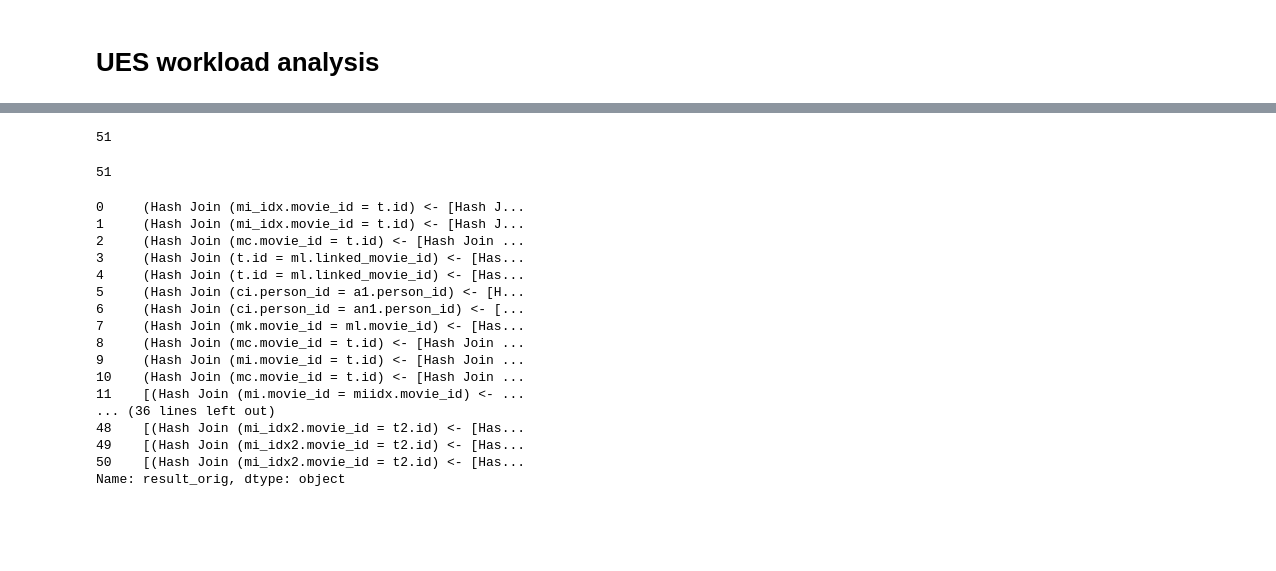
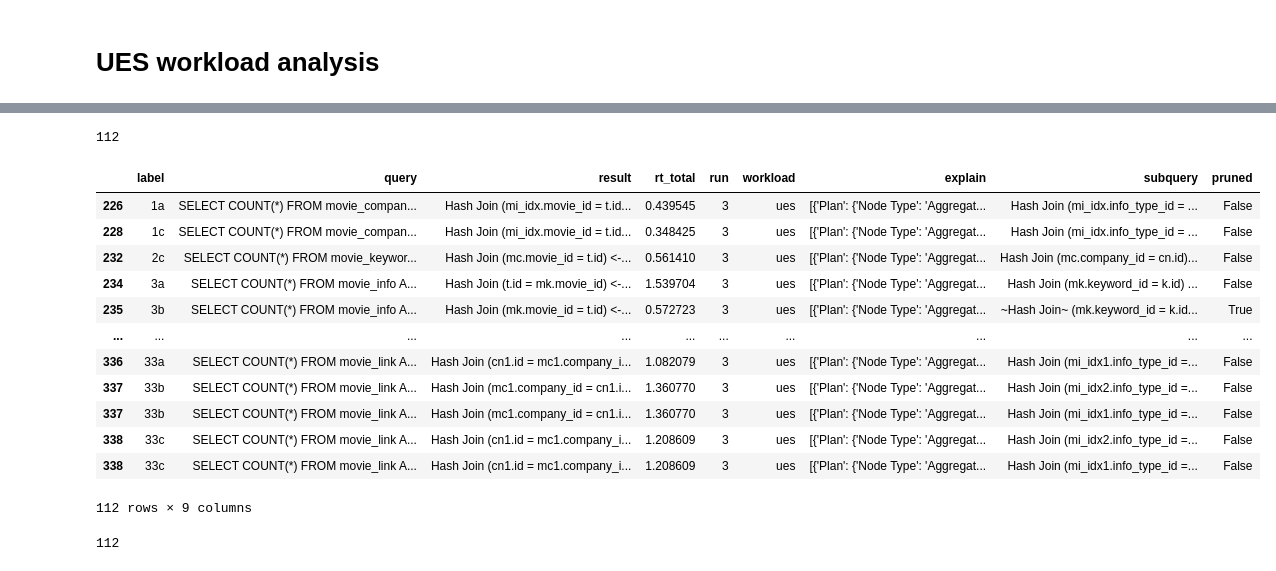
Before and after one commit to rbergm/PostBOUND, a Jupyter notebook: ues/UES_WorkloadAnalysis.ipynb, the cells around one changed output, grey strips where cells are left out. Cells and saved outputs as stored; diff of their text form; code cells hidden in the pictures; blank space fills up the shorter version.

Commit message:
Expand UES workload evaluation

```diff
--- a/ues/UES_WorkloadAnalysis.ipynb
+++ b/ues/UES_WorkloadAnalysis.ipynb
@@ -31,15 +34,23 @@ df
+# %%
+repr_trans = df_raw.loc[(df_raw.workload == "transformed") & (df_raw.run == 2)]
+repr_ues = df_raw.loc[(df_raw.workload == "ues") & (df_raw.run == 3)]
+df = pd.concat([repr_ues, repr_trans])
 # %%
-def parse_query_plans(sample: pd.Series) -> db.PlanNode:
+def parse_query_plans(sample: pd.Series) -> explain.PlanNode:
     query, plan, workload = sample["query"], sample["result"], sample["workload"]
     if workload == "ues":
-        parsed_plan = db.parse_explain_analyze(query, plan)
+        parsed_plan = explain.parse_explain_analyze(query, plan)
     elif workload == "transformed":
-        parsed_plan = db.parse_explain_analyze(query, plan, with_subqueries=False)
+        parsed_plan = explain.parse_explain_analyze(query, plan, with_subqueries=False)
     else:
         warnings.warn("Unknown workload '{}', assuming no subqueries".format(workload))
-        parsed_plan = db.parse_explain_analyze(query, plan, with_subqueries=False)
+        parsed_plan = explain.parse_explain_analyze(query, plan, with_subqueries=False)
     return parsed_plan
 # %%
+df.result = df.result.apply(json.loads)
 df["query"] = df["query"].apply(mosp.MospQuery.parse)
+df["explain"] = df.result
 df.result = df.apply(parse_query_plans, axis="columns")
-df["subquery"] = df.result.apply(db.PlanNode.extract_subquery)
+df["subquery"] = df.result.apply(explain.PlanNode.extract_subqueries)
+df = df.explode("subquery")
+df
@@ -47,16 +72,35 @@ df["subquery"] = df.result.apply(db.PlanNode.extract_subquery)
 df_ues = df[df.workload == "ues"].copy()
 df_trans = df[df.workload == "transformed"].copy()
 # %%
-df_sqs = df_ues[~df_ues.subquery.isna()]
+df_sqs = df_ues[~df_ues.subquery.isna()].copy()
+df_sqs["pruned"] = df_sqs.subquery.apply(lambda sq: sq.any_pruned())
 len(df_sqs)
 # %% [output]
-51
+112
+# %%
+df_sqs
+# %% [output]
+|  | label | query | result | rt_total | run | workload | explain | subquery | pruned |
+| 226 | 1a | SELECT COUNT(*) FROM movie_compan... | Hash Join (mi_idx.movie_id = t.id... | 0.439545 | 3 | ues | [{'Plan': {'Node Type': 'Aggregat... | Hash Join (mi_idx.info_type_id = ... | False |
+| 228 | 1c | SELECT COUNT(*) FROM movie_compan... | Hash Join (mi_idx.movie_id = t.id... | 0.348425 | 3 | ues | [{'Plan': {'Node Type': 'Aggregat... | Hash Join (mi_idx.info_type_id = ... | False |
+| 232 | 2c | SELECT COUNT(*) FROM movie_keywor... | Hash Join (mc.movie_id = t.id) <-... | 0.561410 | 3 | ues | [{'Plan': {'Node Type': 'Aggregat... | Hash Join (mc.company_id = cn.id)... | False |
+| 234 | 3a | SELECT COUNT(*) FROM movie_info A... | Hash Join (t.id = mk.movie_id) <-... | 1.539704 | 3 | ues | [{'Plan': {'Node Type': 'Aggregat... | Hash Join (mk.keyword_id = k.id) ... | False |
+| 235 | 3b | SELECT COUNT(*) FROM movie_info A... | Hash Join (mk.movie_id = t.id) <-... | 0.572723 | 3 | ues | [{'Plan': {'Node Type': 'Aggregat... | ~Hash Join~ (mk.keyword_id = k.id... | True |
+| ... | ... | ... | ... | ... | ... | ... | ... | ... | ... |
+| 336 | 33a | SELECT COUNT(*) FROM movie_link A... | Hash Join (cn1.id = mc1.company_i... | 1.082079 | 3 | ues | [{'Plan': {'Node Type': 'Aggregat... | Hash Join (mi_idx1.info_type_id =... | False |
+| 337 | 33b | SELECT COUNT(*) FROM movie_link A... | Hash Join (mc1.company_id = cn1.i... | 1.360770 | 3 | ues | [{'Plan': {'Node Type': 'Aggregat... | Hash Join (mi_idx2.info_type_id =... | False |
+| 337 | 33b | SELECT COUNT(*) FROM movie_link A... | Hash Join (mc1.company_id = cn1.i... | 1.360770 | 3 | ues | [{'Plan': {'Node Type': 'Aggregat... | Hash Join (mi_idx1.info_type_id =... | False |
+| 338 | 33c | SELECT COUNT(*) FROM movie_link A... | Hash Join (cn1.id = mc1.company_i... | 1.208609 | 3 | ues | [{'Plan': {'Node Type': 'Aggregat... | Hash Join (mi_idx2.info_type_id =... | False |
+| 338 | 33c | SELECT COUNT(*) FROM movie_link A... | Hash Join (cn1.id = mc1.company_i... | 1.208609 | 3 | ues | [{'Plan': {'Node Type': 'Aggregat... | Hash Join (mi_idx1.info_type_id =... | False |
+112 rows × 9 columns
 # %%
 df_cmp = pd.merge(
     df_sqs.drop(columns=["run", "workload"]),
     df_trans.drop(columns=["run", "workload", "subquery"]),
     on="label", how="inner",
     suffixes=("_orig", "_trans"))
+df_cmp["sq_pred"] = df_cmp.subquery.apply(getattr, args=("join_pred",))
+df.rename(columns={"rt_total_orig": "rt_orig", "rt_total_trans": "rt_trans"}, inplace=True)
 len(df_cmp)
 # %% [output]
-51
+112
@@ -81,20 +106,0 @@ def calculate_subquery_rows(parse_tree, *, target_predicate=""):
-# %%
-df_cmp.result_orig.apply(calculate_subquery_rows)
-# %% [output]
-0     (Hash Join (mi_idx.movie_id = t.id) <- [Hash J...
-1     (Hash Join (mi_idx.movie_id = t.id) <- [Hash J...
-2     (Hash Join (mc.movie_id = t.id) <- [Hash Join ...
-3     (Hash Join (t.id = ml.linked_movie_id) <- [Has...
-4     (Hash Join (t.id = ml.linked_movie_id) <- [Has...
-5     (Hash Join (ci.person_id = a1.person_id) <- [H...
-6     (Hash Join (ci.person_id = an1.person_id) <- [...
-7     (Hash Join (mk.movie_id = ml.movie_id) <- [Has...
-8     (Hash Join (mc.movie_id = t.id) <- [Hash Join ...
-9     (Hash Join (mi.movie_id = t.id) <- [Hash Join ...
-10    (Hash Join (mc.movie_id = t.id) <- [Hash Join ...
-11    [(Hash Join (mi.movie_id = miidx.movie_id) <- ...
-... (36 lines left out)
-48    [(Hash Join (mi_idx2.movie_id = t2.id) <- [Has...
-49    [(Hash Join (mi_idx2.movie_id = t2.id) <- [Has...
-50    [(Hash Join (mi_idx2.movie_id = t2.id) <- [Has...
-Name: result_orig, dtype: object
```
Also changed, not shown: parts of 35 cells of this notebook, 3 other files.
